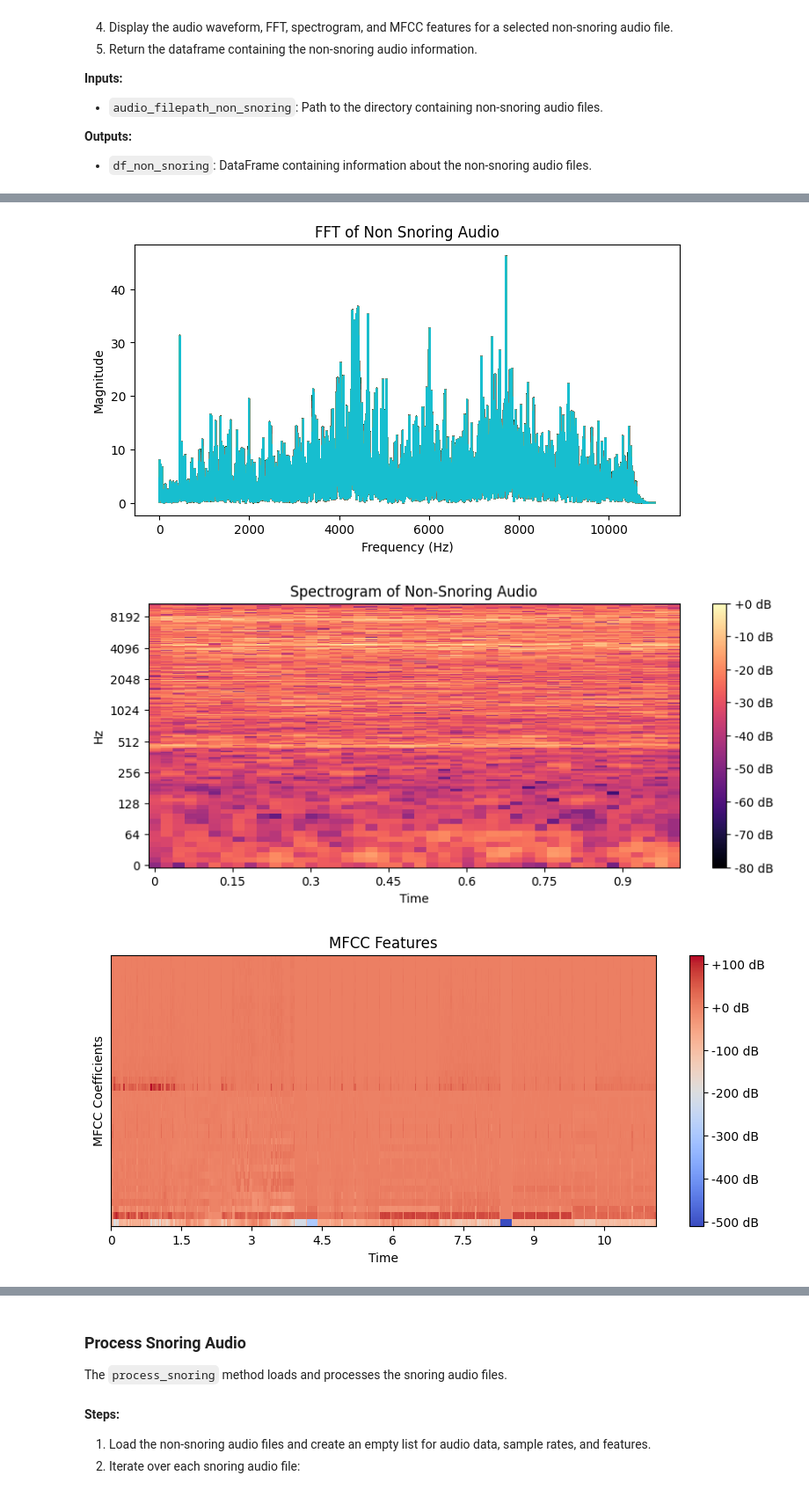
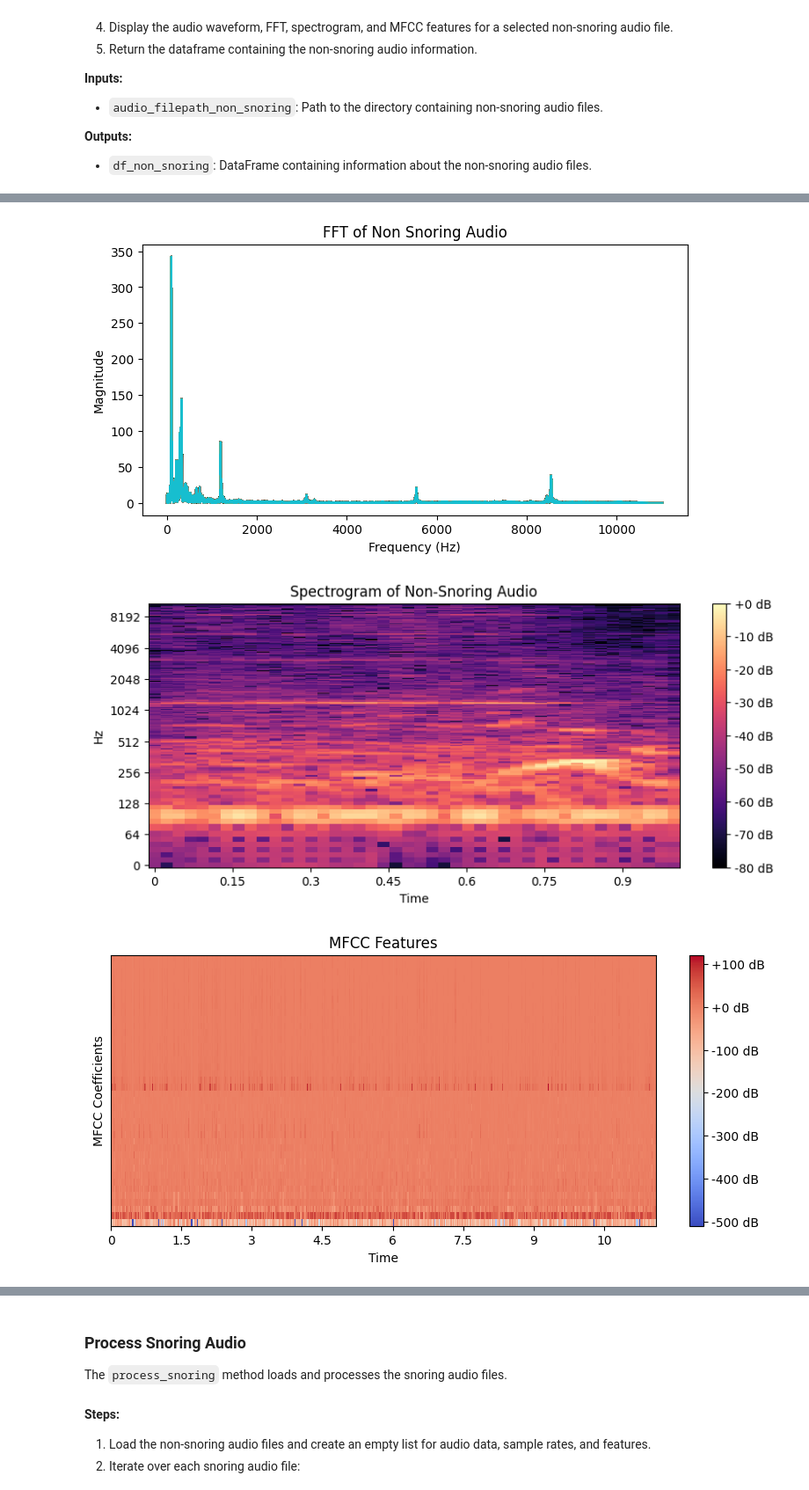
Before and after one commit to Ayikanying-ux/sleepiz_sleep_analysis, a Jupyter notebook: notebooks/preprocessing.ipynb, the cells around one changed output, grey strips where cells are left out. Shown: that part at 88% size. Cells and saved outputs as stored; diff of their text form; code cells hidden in the pictures.

```diff
--- a/notebooks/preprocessing.ipynb
+++ b/notebooks/preprocessing.ipynb
@@ -46,7 +47,7 @@ class AudioProcessing:
         mfcc_features = np.concatenate((mfcc_mean, mfcc_std))
         return mfcc_features
 
-    def process_snoring(self):
+    def snoring_visualization(self):
         df_snoring = self.load_dataFrame(self.audio_filepath_snoring, "snoring", 1)
         audio_data_snoring = []
         sample_rate_snoring = []
@@ -115,7 +116,7 @@ class AudioProcessing:
         return df_snoring
 
 
-    def process_non_snoring(self):
+    def non_snoring_visualization(self):
         df_non_snoring = self.load_dataFrame(self.audio_filepath_non_snoring, "non-snoring", 0)
         audio_data_non_snoring = []
         sample_rate_non_snoring = []
@@ -137,7 +138,7 @@ class AudioProcessing:
         df_non_snoring['Sample_Rate'] = sample_rate_non_snoring
         df_non_snoring['Features'] = features_non_snoring
 
-        display(Audio(audio_data_non_snoring[99], rate=sample_rate_non_snoring[99]))
+        display(Audio(audio_data_non_snoring[0], rate=sample_rate_non_snoring[0]))
 
         # Waveform plot for non snoring
         plt.figure(figsize=(10, 4))
@@ -217,8 +218,15 @@ class AudioProcessing:
         classifier.fit(X_train, y_train)
 
         y_pred = classifier.predict(X_test)
-        accuracy = metrics.accuracy_score(y_test, y_pred)
-        return y_pred, accuracy
+
+        cm = confusion_matrix(y_test, y_pred)
+        # Create a heatmap of the confusion matrix
+        sns.heatmap(cm, annot=True, fmt="d", cmap="Blues")
+        plt.xlabel("Predicted Labels")
+        plt.ylabel("True Labels")
+        plt.title("Confusion Matrix")
+        plt.show()
+        return y_pred, cm
 # %%
 audio_filepath_snoring = '../dataset/1/'
 audio_filepath_non_snoring = '../dataset/0/'
@@ -264,6 +252,6 @@ The `process_non_snoring` method loads and processes the non-snoring audio files
 **Outputs:**
 - `df_non_snoring`: DataFrame containing information about the non-snoring audio files.
 # %%
-preprocessing.process_non_snoring()
+preprocessing.non_snoring_visualization()
 # %% [output]
 [interactive output not drawn]
@@ -271,4 +259,4 @@ preprocessing.process_non_snoring()
-[figure, old version]
+[figure, new version]
-[figure, old version]
+[figure, new version]
-[figure, old version]
+[figure, new version]
 |  | audio | Labels | class_id | Audio_Data | Sample_Rate | Features |
```
Also changed, not shown: parts of 6 cells of this notebook, 3 other files.
